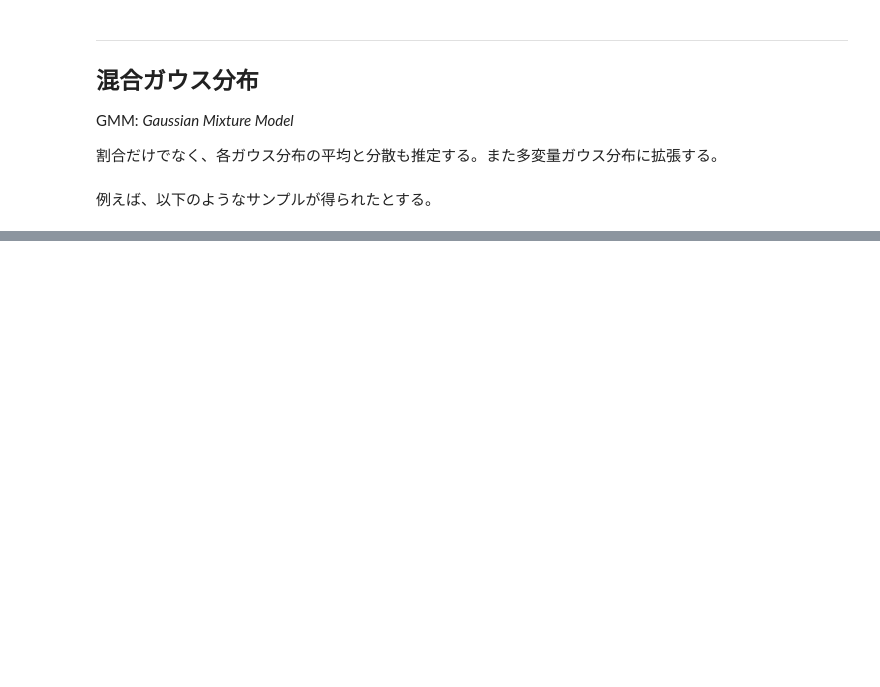
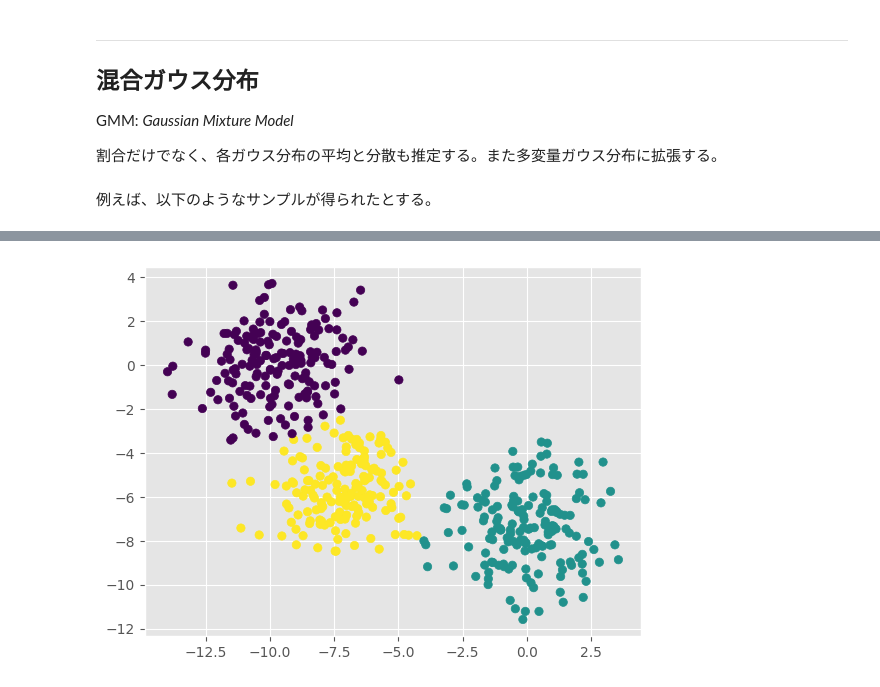
Before and after one commit to misya11p/probabilistic-models, a Jupyter notebook: em-algorithm.ipynb, the cells around one changed output, grey strips where cells are left out. Cells and saved outputs as stored; diff of their text form; code cells hidden in the pictures; blank space fills up the shorter version.

```diff
--- a/em-algorithm.ipynb
+++ b/em-algorithm.ipynb
@@ -370,0 +505,7 @@ plt.scatter(X[:, 0], X[:, 1], c=y);
+# %%
+gmm = GaussianMixture(n_components=K)
+gmm.fit(X)
+clusters = gmm.predict(X)
+plt.scatter(X[:, 0], X[:, 1], c=clusters);
+# %% [output]
+[figure, added]
```
Also changed, not shown: parts of 27 cells of this notebook.
